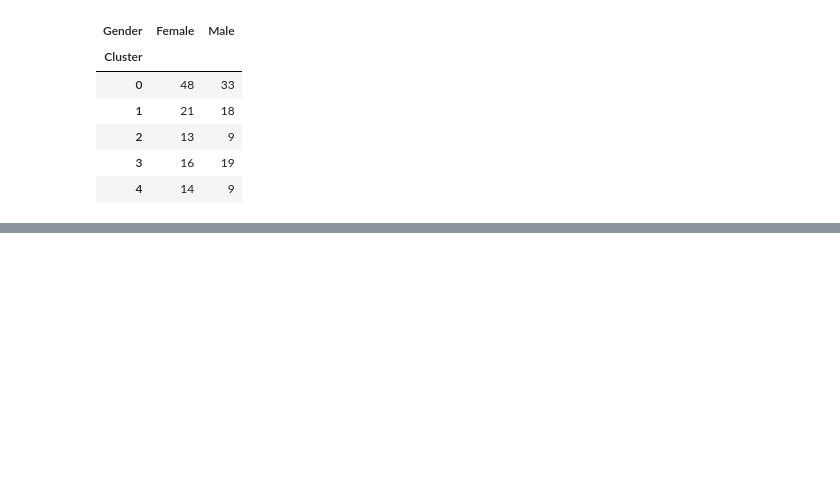
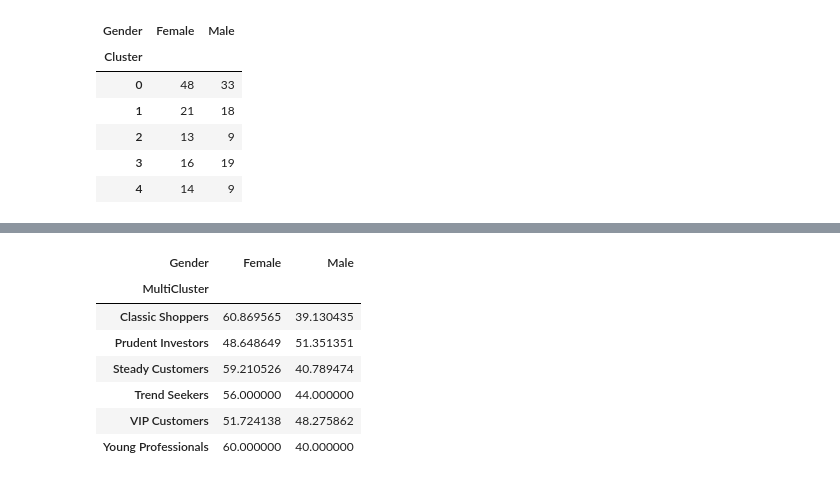
Before and after one commit to nkorlov-data/Mall-Customer-Segmentation-Clustering, a Jupyter notebook: MallCustomerClustering.ipynb, the cells around one changed output, grey strips where cells are left out. Saved outputs shown, nothing was run; the diff lists cells and outputs as text; code cells hidden in the pictures; blank space fills up the shorter version.

```diff
--- a/MallCustomerClustering.ipynb
+++ b/MallCustomerClustering.ipynb
@@ -182,0 +227,11 @@ plt.show()
+# %%
+pd.crosstab(df["MultiCluster"].map(cluster_names), df["Gender"], normalize = "index")*100
+# %% [output]
+| Gender | Female | Male |
+| MultiCluster |  |  |
+| Classic Shoppers | 60.869565 | 39.130435 |
+| Prudent Investors | 48.648649 | 51.351351 |
+| Steady Customers | 59.210526 | 40.789474 |
+| Trend Seekers | 56.000000 | 44.000000 |
+| VIP Customers | 51.724138 | 48.275862 |
+| Young Professionals | 60.000000 | 40.000000 |
```
Also changed, not shown: parts of 12 cells of this notebook.
